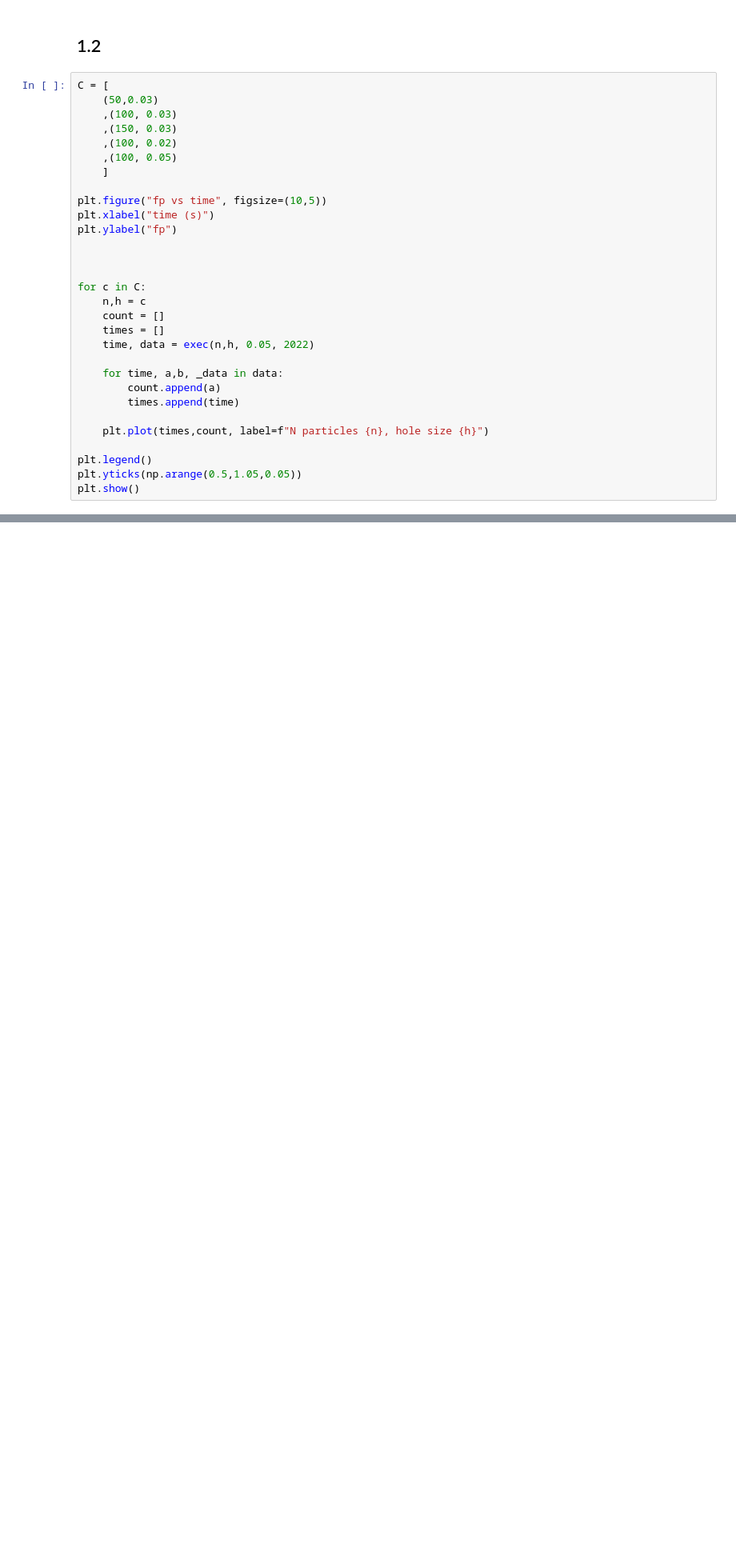
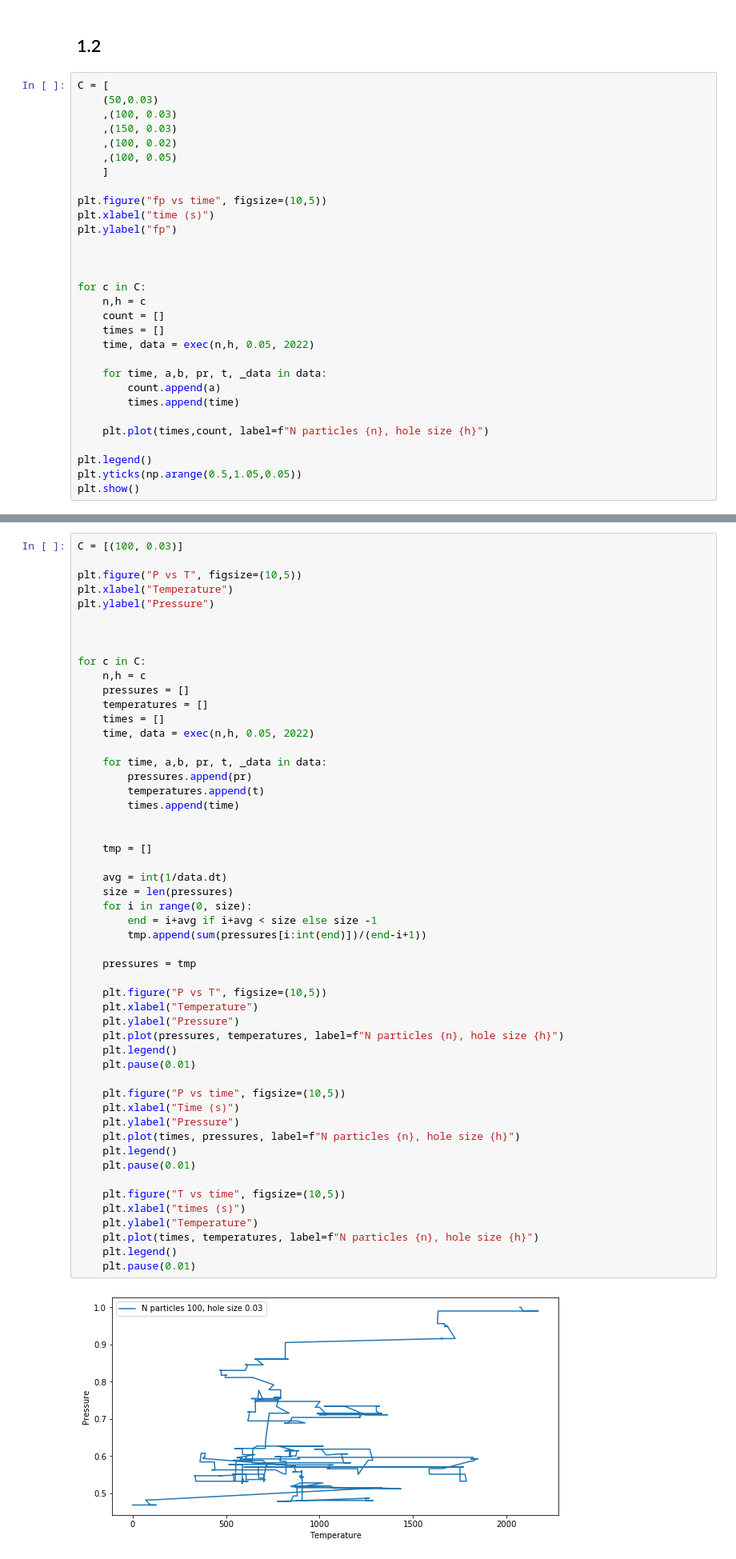
Before and after one commit to atormakh/SimulacionDeSistemas, a Jupyter notebook: 2DGasDiffusion/stats.ipynb, the cells around one changed output, grey strips where cells are left out. Shown: that part at 80% size. Drawn from its saved outputs; the diff is of its cells as text; blank space fills up the shorter version.

Commit message:
Add pressure and temperature calculations and graphics in jupyter
Co-author-by: Agustin Jerusalinsky <ajerusalinsky@itba.edu.ar>

```diff
--- a/2DGasDiffusion/stats.ipynb
+++ b/2DGasDiffusion/stats.ipynb
@@ -51,7 +51,7 @@ for c in C:
     times = []
     time, data = exec(n,h, 0.05, 2022)
 
-    for time, a,b, _data in data:
+    for time, a,b, pr, t, _data in data:
         count.append(a)
         times.append(time)
 
@@ -124,0 +127,54 @@ plt.show()
+# %%
+C = [(100, 0.03)]
+
+plt.figure("P vs T", figsize=(10,5))
+plt.xlabel("Temperature")
+plt.ylabel("Pressure")
+
+
+
+for c in C:
+    n,h = c
+    pressures = []
+    temperatures = []
+    times = []
+    time, data = exec(n,h, 0.05, 2022)
+
+    for time, a,b, pr, t, _data in data:
+        pressures.append(pr)
+        temperatures.append(t)
+        times.append(time)
+
+
+    tmp = []
+
+    avg = int(1/data.dt)
+    size = len(pressures)
+    for i in range(0, size):
+        end = i+avg if i+avg < size else size -1
+        tmp.append(sum(pressures[i:int(end)])/(end-i+1))
+
+    pressures = tmp
+
+    plt.figure("P vs T", figsize=(10,5))
+    plt.xlabel("Temperature")
+    plt.ylabel("Pressure")
+    plt.plot(pressures, temperatures, label=f"N particles {n}, hole size {h}")
+    plt.legend()
+    plt.pause(0.01)
+
+    plt.figure("P vs time", figsize=(10,5))
+    plt.xlabel("Time (s)")
+    plt.ylabel("Pressure")
+    plt.plot(times, pressures, label=f"N particles {n}, hole size {h}")
+    plt.legend()
+    plt.pause(0.01)
+
+    plt.figure("T vs time", figsize=(10,5))
+    plt.xlabel("times (s)")
+    plt.ylabel("Temperature")
+    plt.plot(times, temperatures, label=f"N particles {n}, hole size {h}")
+    plt.legend()
+    plt.pause(0.01)
+# %% [output]
+[figure, added]
```
Also changed, not shown: parts of 2 cells of this notebook, 4 other files.
